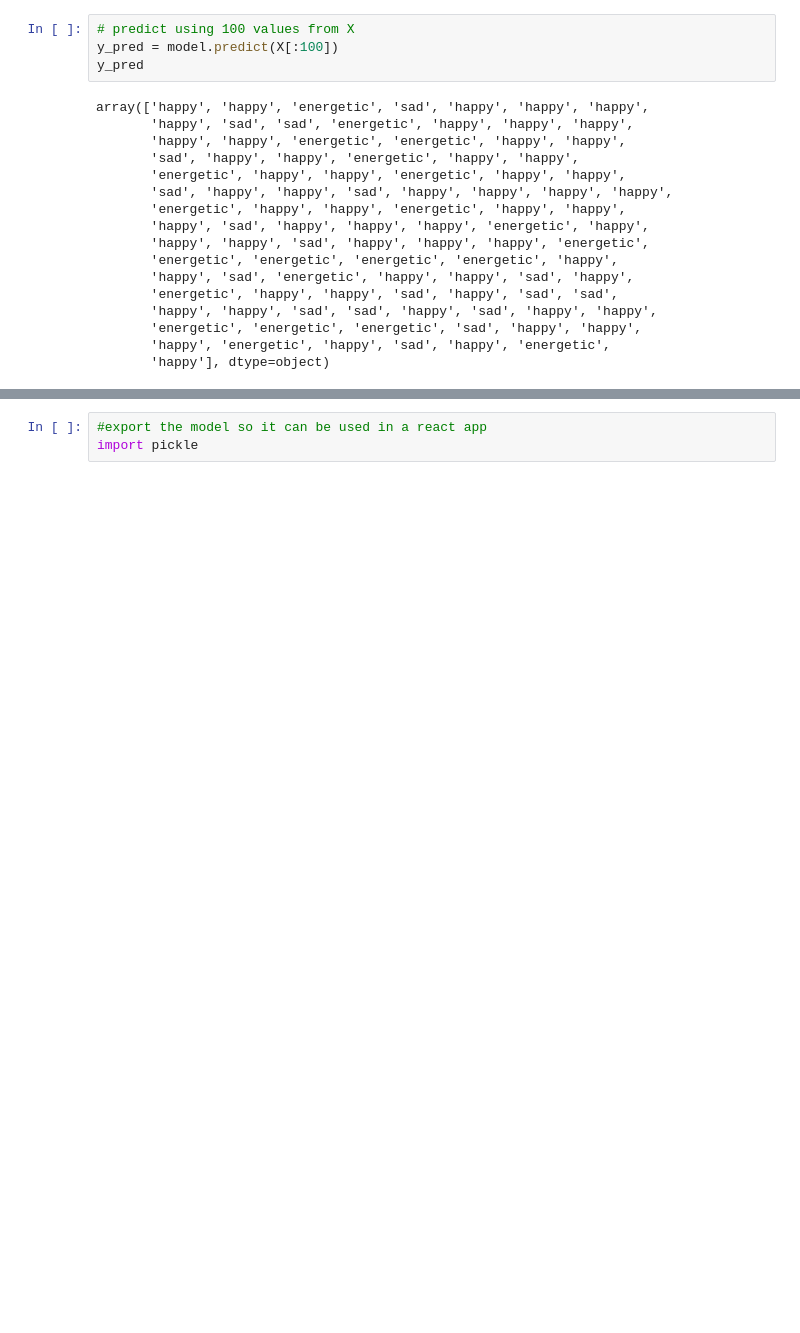
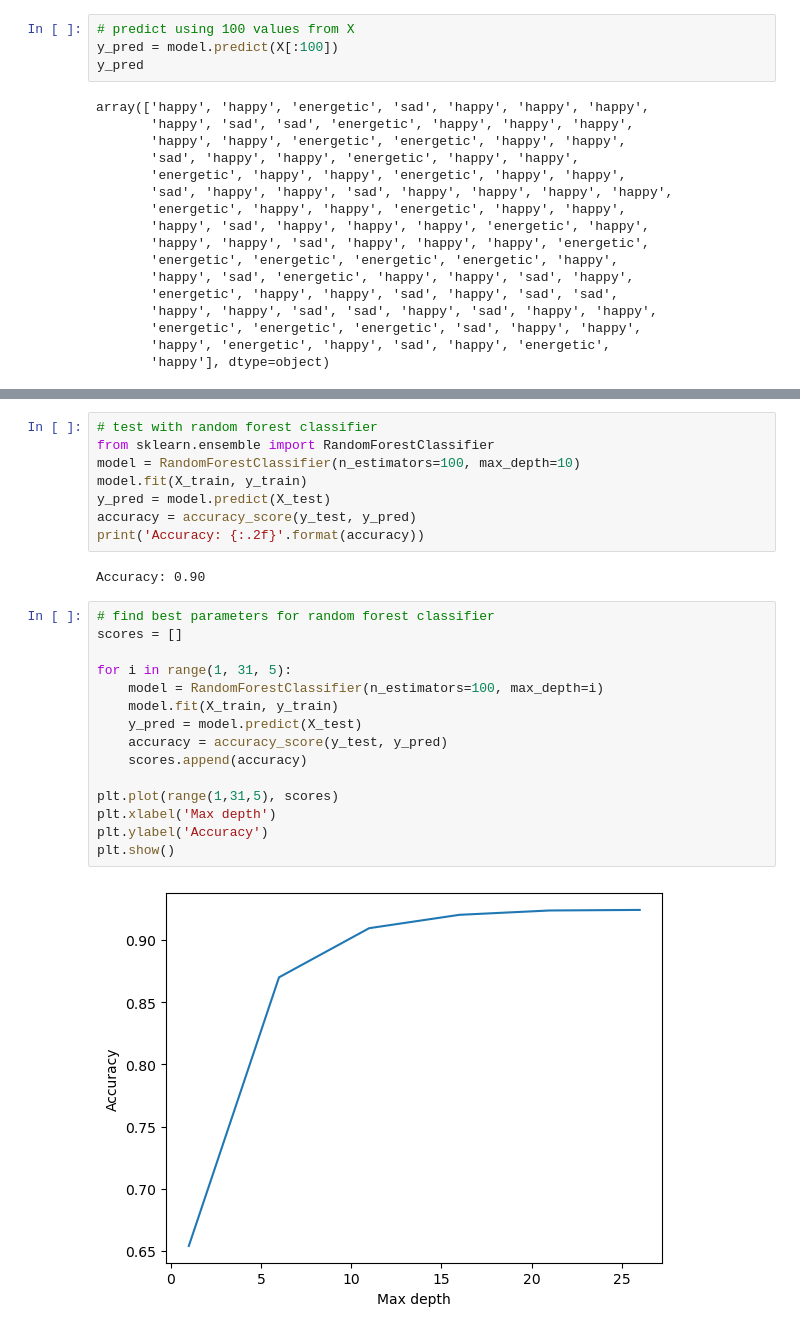
Before and after one commit to andy-dam/song-mood-classifier, a Jupyter notebook: notebook-testing-2.ipynb, the cells around one changed output, grey strips where cells are left out. Drawn from its saved outputs; the diff is of its cells as text; blank space fills up the shorter version.

Commit message:
Optimized Random Forest Classifier

```diff
--- a/notebook-testing-2.ipynb
+++ b/notebook-testing-2.ipynb
@@ -163,5 +168,29 @@ joblib.dump(scaler, 'scaler.joblib')
 # %% [output]
 ['scaler.joblib']
-# %%
-#export the model so it can be used in a react app
-import pickle
+# %%
+# test with random forest classifier
+from sklearn.ensemble import RandomForestClassifier
+model = RandomForestClassifier(n_estimators=100, max_depth=10)
+model.fit(X_train, y_train)
+y_pred = model.predict(X_test)
+accuracy = accuracy_score(y_test, y_pred)
+print('Accuracy: {:.2f}'.format(accuracy))
+# %% [output]
+Accuracy: 0.90
+# %%
+# find best parameters for random forest classifier
+scores = []
+
+for i in range(1, 31, 5):
+    model = RandomForestClassifier(n_estimators=100, max_depth=i)
+    model.fit(X_train, y_train)
+    y_pred = model.predict(X_test)
+    accuracy = accuracy_score(y_test, y_pred)
+    scores.append(accuracy)
+
+plt.plot(range(1,31,5), scores)
+plt.xlabel('Max depth')
+plt.ylabel('Accuracy')
+plt.show()
+# %% [output]
+[figure, added]
```
Also changed, not shown: parts of 8 cells of this notebook, 1 other file.
